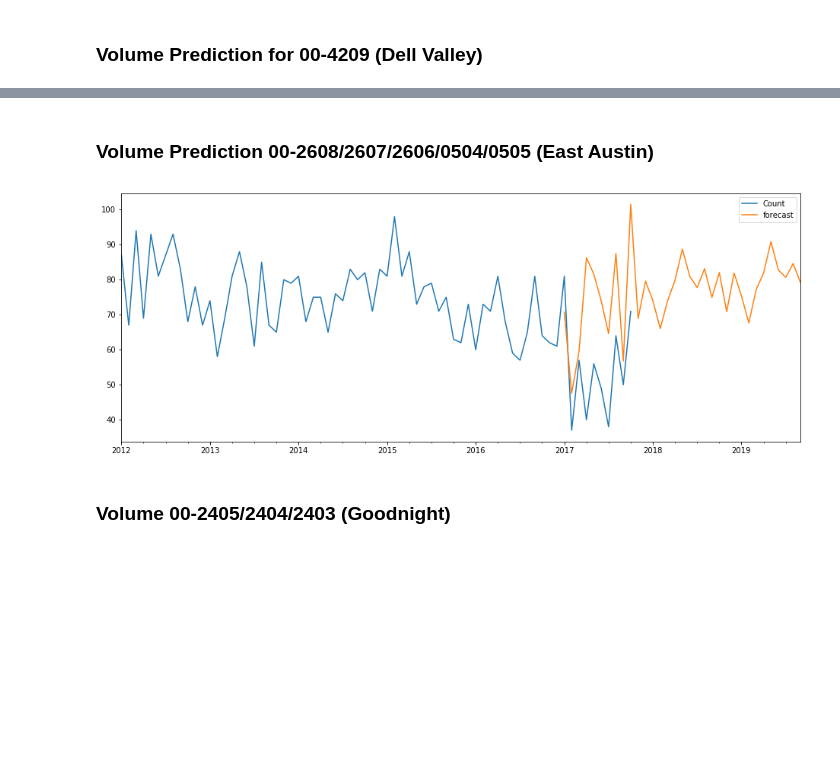
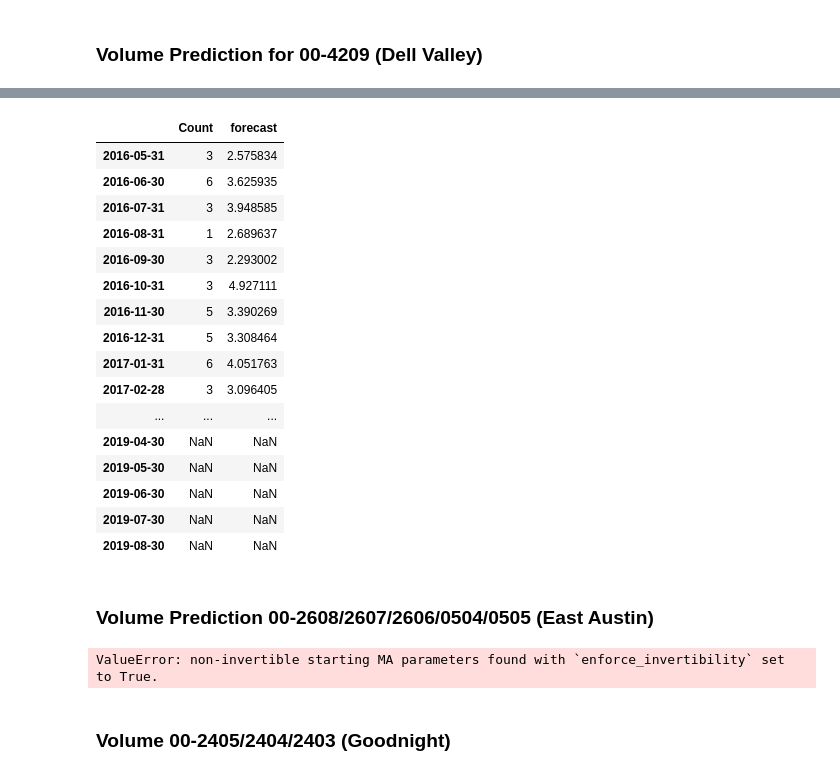
Before and after one commit to madderle/Hack-Austin, a Jupyter notebook: Response Area Volume Prediction.ipynb, the cells around one changed output, grey strips where cells are left out. Cells and saved outputs as stored; diff of their text form; code cells hidden in the pictures; blank space fills up the shorter version.

```diff
--- a/Response Area Volume Prediction.ipynb
+++ b/Response Area Volume Prediction.ipynb
@@ -270,3 +289,24 @@ TypeError: Cannot cast ufunc subtract output from dtype('float64') to dtype('int
+# %%
+future_final_df_4209.tail(40)
+#RA_00_4209_month_df.tail(40)
+# %% [output]
+|  | Count | forecast |
+| 2016-05-31 | 3 | 2.575834 |
+| 2016-06-30 | 6 | 3.625935 |
+| 2016-07-31 | 3 | 3.948585 |
+| 2016-08-31 | 1 | 2.689637 |
+| 2016-09-30 | 3 | 2.293002 |
+| 2016-10-31 | 3 | 4.927111 |
+| 2016-11-30 | 5 | 3.390269 |
+| 2016-12-31 | 5 | 3.308464 |
+| 2017-01-31 | 6 | 4.051763 |
+| 2017-02-28 | 3 | 3.096405 |
+| ... | ... | ... |
+| 2019-04-30 | NaN | NaN |
+| 2019-05-30 | NaN | NaN |
+| 2019-06-30 | NaN | NaN |
+| 2019-07-30 | NaN | NaN |
+| 2019-08-30 | NaN | NaN |
 # %% [markdown]
 ### Volume Prediction 00-2608/2607/2606/0504/0505 (East Austin)
 # %%
@@ -303,9 +343,9 @@ future_final_df['forecast'] = model_ea_result.predict(start=60, end=94)
 
 
 future_final_df[['Count', 'forecast']].plot(figsize=(16,6))
-future_final_df.to_csv('./Predictions/Volume Prediction for East Austin.csv')
+#future_final_df.to_csv('./Predictions/Volume Prediction for East Austin.csv')
 # %% [output]
-[figure, removed]
+ValueError: non-invertible starting MA parameters found with `enforce_invertibility` set to True.
 # %% [markdown]
 ### Volume 00-2405/2404/2403 (Goodnight)
 # %%
```
Also changed, not shown: parts of 6 cells of this notebook.
